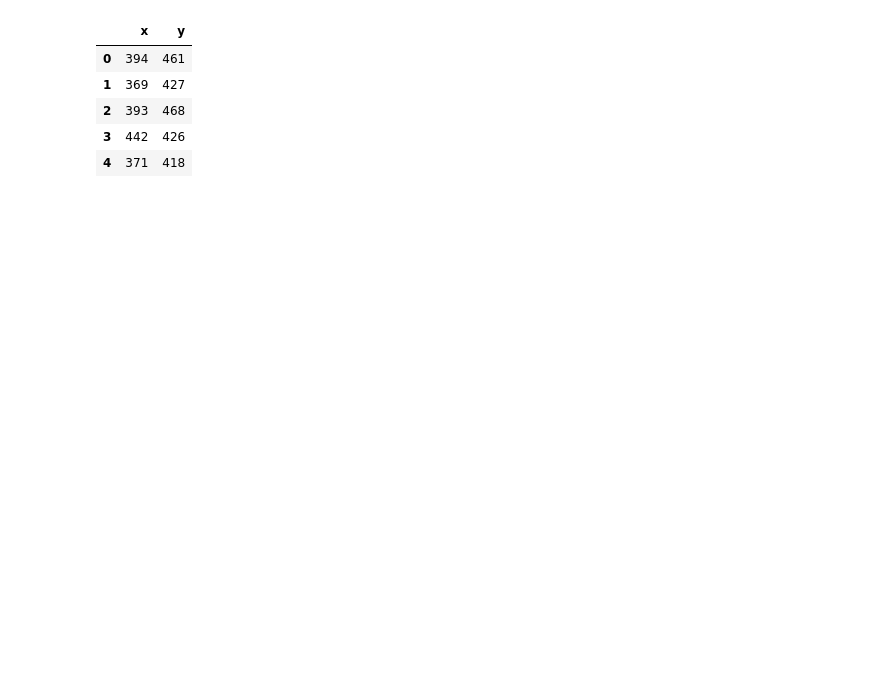
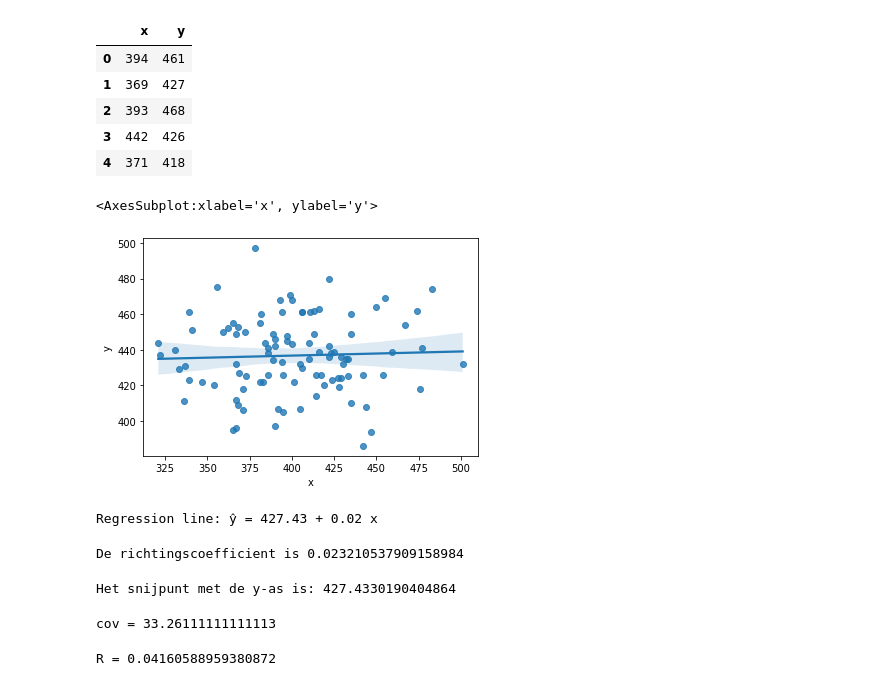
Before and after one commit to JorisDhaen/dsai_labs_sol, a Jupyter notebook: VoorbeeldExamen/voorbeeld_examen.ipynb, the cells around one changed output. Cells and saved outputs as stored; diff of their text form; code cells hidden in the pictures; blank space fills up the shorter version.

```diff
--- a/VoorbeeldExamen/voorbeeld_examen.ipynb
+++ b/VoorbeeldExamen/voorbeeld_examen.ipynb
@@ -292,7 +293,47 @@ df.head()
 | 2 | 393 | 468 |
 | 3 | 442 | 426 |
 | 4 | 371 | 418 |
+# %%
+# Plot
+sns.regplot(x = df.x, y = df.y)
+# Geen sterk verband tussen x en y want de puntjes staan overal -> cor R is dichtbij 0
+# %% [output]
+<AxesSubplot:xlabel='x', ylabel='y'>
+[figure, added]
+# %%
+from sklearn.linear_model import LinearRegression
+
+x = df.x.values.reshape(-1,1)
+y = df.y
+
+weight_model = LinearRegression().fit(x, y)
+
+print(f"Regression line: ŷ = {weight_model.intercept_:.2f} + {weight_model.coef_[0]:.2f} x")
+# %% [output]
+Regression line: ŷ = 427.43 + 0.02 x
 # %%
-# (a) Bereken de richtingsco¨effici¨ent van de regressierechte
+# (a) Bereken de richtingscoefficient van de regressierechte
+print(f"De richtingscoefficient is {weight_model.coef_[0]}")
+# %% [output]
+De richtingscoefficient is 0.023210537909158984
 # %%
 # (b) Bereken het snijpunt van de regressierechte met de y-as
+print(f"Het snijpunt met de y-as is: {weight_model.intercept_}")
+# %% [output]
+Het snijpunt met de y-as is: 427.4330190404864
+# %%
+# Bereken de covariantie (extra)
+cov = np.cov(df.x, df.y, ddof=1)[0][1]
+print(f"cov = {cov}")
+
+# Interpretatie van de covariantie
+# cov > 0 -> stijgend verband, enige dat je kan zien met covariantie
+# als cov < 0 -> dalend verband
+# %% [output]
+cov = 33.26111111111113
+# %%
+# (c) Bereken de correlatiecoefficient (symbool + waarde)
+cor = np.corrcoef(df.x, df.y)[0][1]
+print(f"R = {cor}")
+# %% [output]
+R = 0.04160588959380872
```
Also changed, not shown: parts of 7 cells of this notebook.
